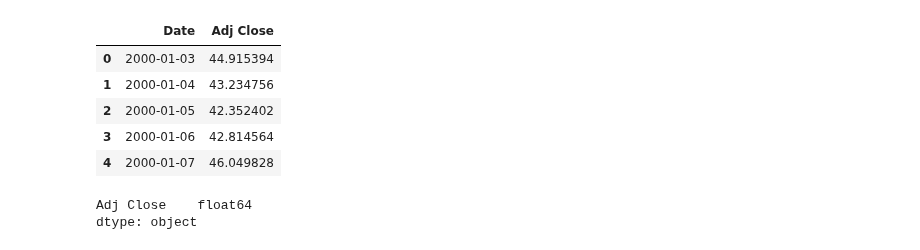
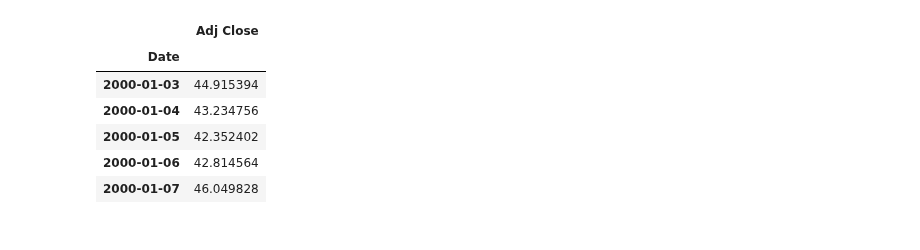
Before and after one commit to lrnrdr/Core-ARIMA-Models, a Jupyter notebook: Core_ARIMA.ipynb, the cells around one changed output. Drawn from its saved outputs; the diff is of its cells as text; code cells hidden in the pictures.

```diff
--- a/Core_ARIMA.ipynb
+++ b/Core_ARIMA.ipynb
@@ -23,11 +142,13 @@ def get_adfuller_results(ts, alpha=.05, label='adfuller', **kwargs): #kwargs for
 # %%
-# Load in data
-df= pd.read_csv('WMT.csv')
-df.head()
+# Load in stock data
+ts = pd.read_csv("WMT.csv",
+                  parse_dates=['Date'], index_col='Date')
+ts.head()
 # %% [output]
-|  | Date | Adj Close |
-| 0 | 2000-01-03 | 44.915394 |
-| 1 | 2000-01-04 | 43.234756 |
-| 2 | 2000-01-05 | 42.352402 |
-| 3 | 2000-01-06 | 42.814564 |
-| 4 | 2000-01-07 | 46.049828 |
+|  | Adj Close |
+| Date |  |
+| 2000-01-03 | 44.915394 |
+| 2000-01-04 | 43.234756 |
+| 2000-01-05 | 42.352402 |
+| 2000-01-06 | 42.814564 |
+| 2000-01-07 | 46.049828 |
@@ -41,5 +154,0 @@ df.index.freq= "B"
-# %%
-df.dtypes
-# %% [output]
-Adj Close    float64
-dtype: object
```
Also changed, not shown: parts of 24 cells of this notebook.
